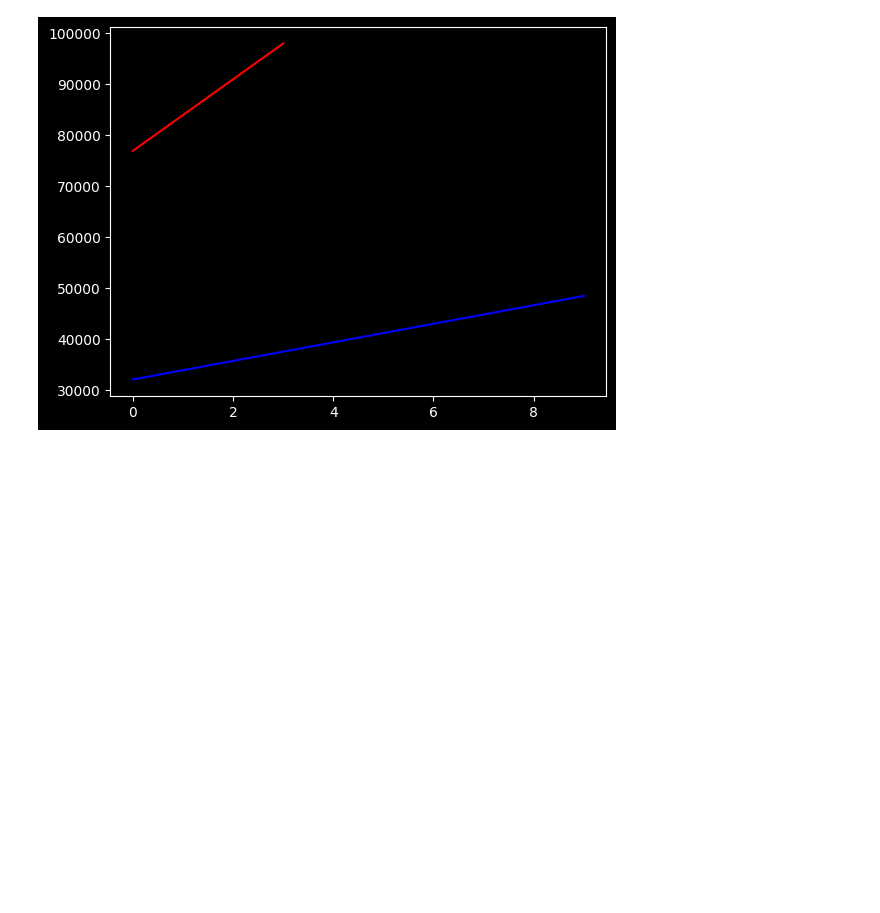
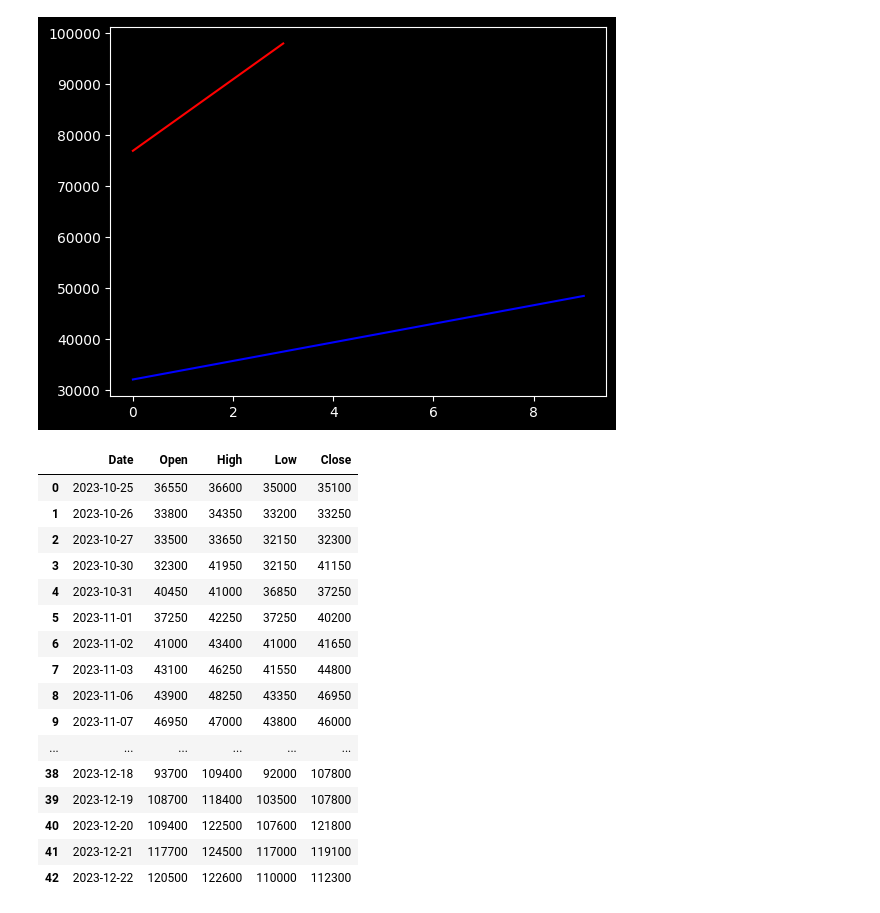
Before and after one commit to teddylee777/ElliottWaveAnalyzer, a Jupyter notebook: test.ipynb, the cells around one changed output. Saved outputs shown, nothing was run; the diff lists cells and outputs as text; code cells hidden in the pictures; blank space fills up the shorter version.

```diff
--- a/test.ipynb
+++ b/test.ipynb
@@ -449,3 +449,34 @@ plt.plot([0, width2], [wave2["points"][0], wave2["points"][1]], color="red")
 # %% [output]
 [<matplotlib.lines.Line2D at 0x...>]
 [figure]
+# %%
+from __future__ import annotations
+import FinanceDataReader as fdr
+
+# df = pd.read_csv(r"data/btc-usd_1d.csv")
+# df
+
+
+df = fdr.DataReader("454910", "2023-10-25", "2023-12-23").reset_index()[
+    ["Date", "Open", "High", "Low", "Close"]
+]
+# %%
+df
+# %% [output]
+|  | Date | Open | High | Low | Close |
+| 0 | 2023-10-25 | 36550 | 36600 | 35000 | 35100 |
+| 1 | 2023-10-26 | 33800 | 34350 | 33200 | 33250 |
+| 2 | 2023-10-27 | 33500 | 33650 | 32150 | 32300 |
+| 3 | 2023-10-30 | 32300 | 41950 | 32150 | 41150 |
+| 4 | 2023-10-31 | 40450 | 41000 | 36850 | 37250 |
+| 5 | 2023-11-01 | 37250 | 42250 | 37250 | 40200 |
+| 6 | 2023-11-02 | 41000 | 43400 | 41000 | 41650 |
+| 7 | 2023-11-03 | 43100 | 46250 | 41550 | 44800 |
+| 8 | 2023-11-06 | 43900 | 48250 | 43350 | 46950 |
+| 9 | 2023-11-07 | 46950 | 47000 | 43800 | 46000 |
+| ... | ... | ... | ... | ... | ... |
+| 38 | 2023-12-18 | 93700 | 109400 | 92000 | 107800 |
+| 39 | 2023-12-19 | 108700 | 118400 | 103500 | 107800 |
+| 40 | 2023-12-20 | 109400 | 122500 | 107600 | 121800 |
+| 41 | 2023-12-21 | 117700 | 124500 | 117000 | 119100 |
+| 42 | 2023-12-22 | 120500 | 122600 | 110000 | 112300 |
```
Also changed, not shown: parts of 4 cells of this notebook, 1 other file.
